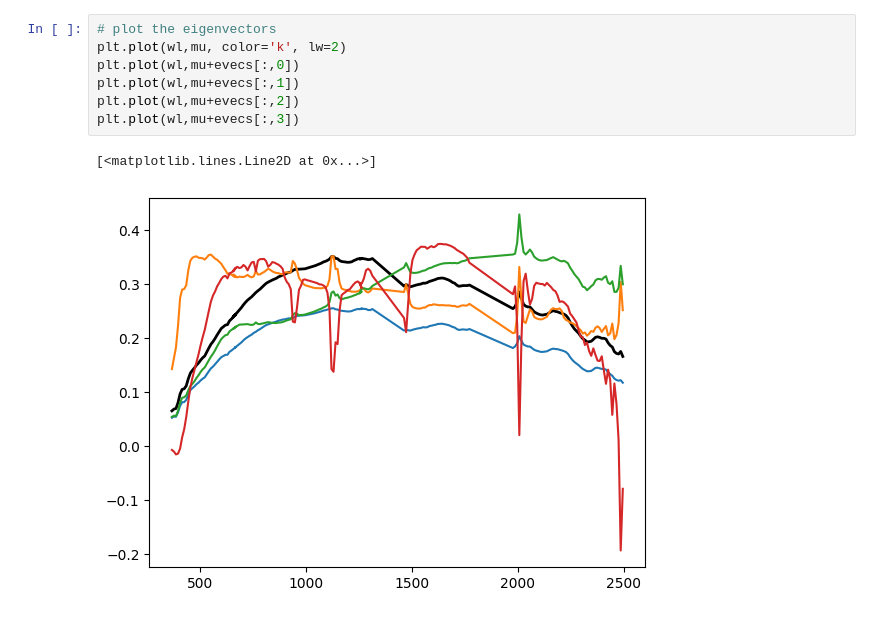
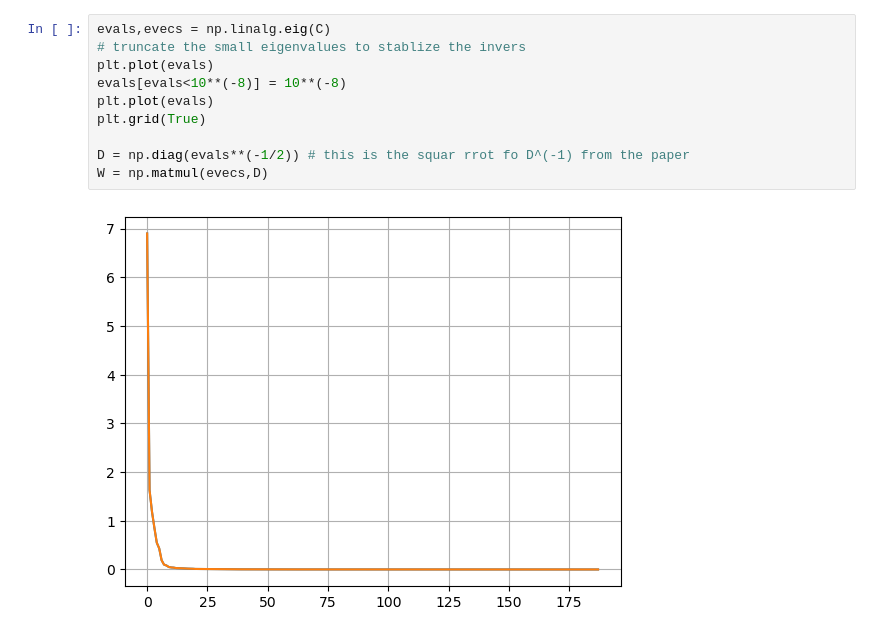
Before and after one commit to wbasener/Hyperspectral-Target-Detection, a Jupyter notebook: target-detection.ipynb, the cells around one changed output. Drawn from its saved outputs; the diff is of its cells as text.

```diff
--- a/target-detection.ipynb
+++ b/target-detection.ipynb
@@ -70,10 +121,12 @@ ax.set_yscale('log')
-# %%
-# plot the eigenvectors
-plt.plot(wl,mu, color='k', lw=2)
-plt.plot(wl,mu+evecs[:,0])
-plt.plot(wl,mu+evecs[:,1])
-plt.plot(wl,mu+evecs[:,2])
-plt.plot(wl,mu+evecs[:,3])
-# %% [output]
-[<matplotlib.lines.Line2D at 0x...>]
-[figure, removed]
+# %%
+evals,evecs = np.linalg.eig(C)
+# truncate the small eigenvalues to stablize the invers
+plt.plot(evals)
+evals[evals<10**(-8)] = 10**(-8)
+plt.plot(evals)
+plt.grid(True)
+
+D = np.diag(evals**(-1/2)) # this is the squar rrot fo D^(-1) from the paper
+W = np.matmul(evecs,D)
+# %% [output]
+[figure, added]
```
Also changed, not shown: parts of 28 cells of this notebook, 11 other files.
